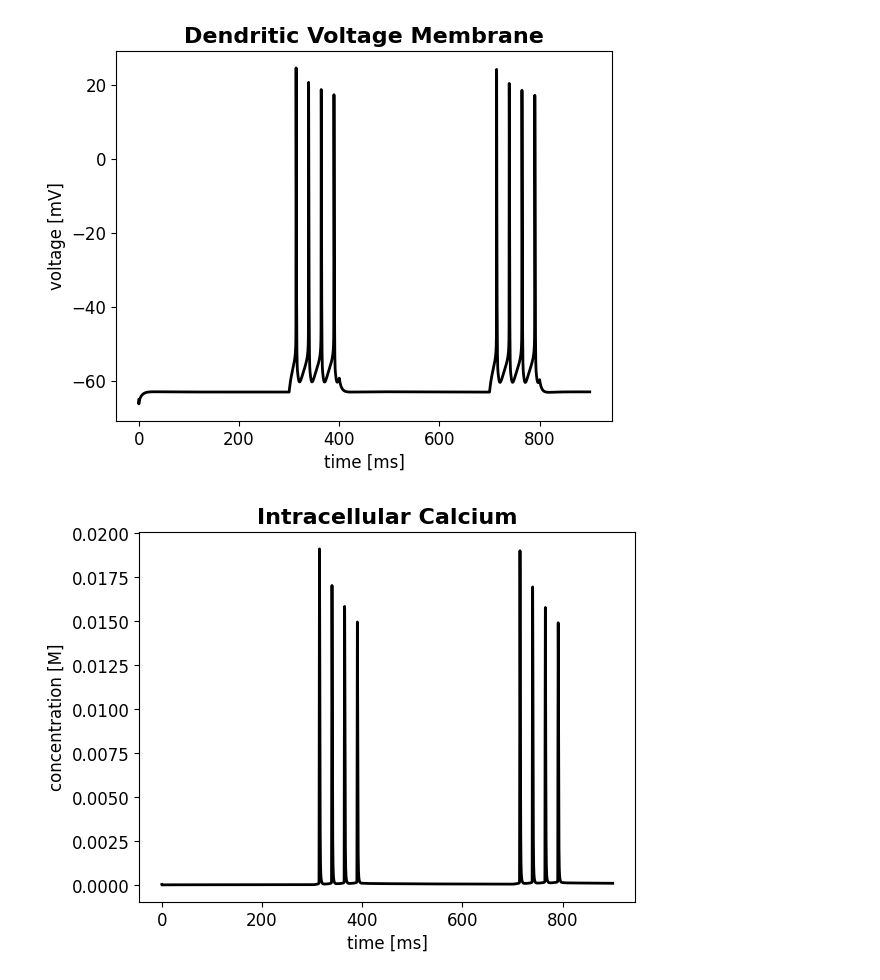
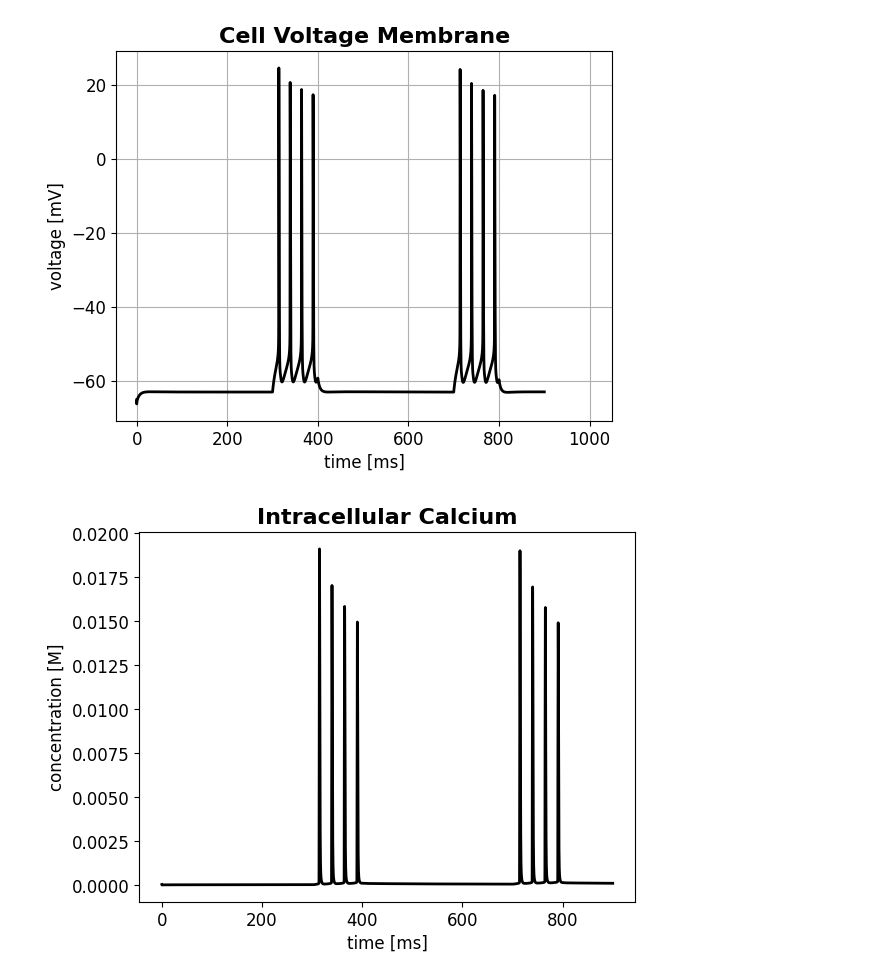
Before and after one commit to alessandratrapani/NODS, a Jupyter notebook: comparison_with_NEURON.ipynb, the cells around one changed output. Saved outputs shown, nothing was run; the diff lists cells and outputs as text; code cells hidden in the pictures.

```diff
--- a/comparison_with_NEURON.ipynb
+++ b/comparison_with_NEURON.ipynb
@@ -13,15 +13,16 @@ time = arange(0,t_sim,dt)
 # %%
 plt.rcParams.update({'font.size': 12})
 vm = np.loadtxt('data/01_grc_vm.txt')
 plt.plot(vm[:,0],vm[:,1], 'k', linewidth=2)
 plt.xlabel('time [ms]')
+plt.xlim(right = 1050)
 plt.ylabel('voltage [mV]')
-
-plt.title('Dendritic Voltage Membrane', fontsize=16,fontweight ='bold')
-
+plt.grid(visible=True)
+plt.title('Cell Voltage Membrane', fontsize=16,fontweight ='bold')
+plt.savefig('vm_neuron.png')
 plt.show()
 # %% [output]
-[figure, old version]
+[figure, new version]
 # %%
 Cai = np.loadtxt('data/04_grc_cai.txt')
 plt.plot(Cai[:,0],Cai[:,1], 'k', linewidth=2)
```
Also changed, not shown: parts of 3 cells of this notebook, 4 other files.
